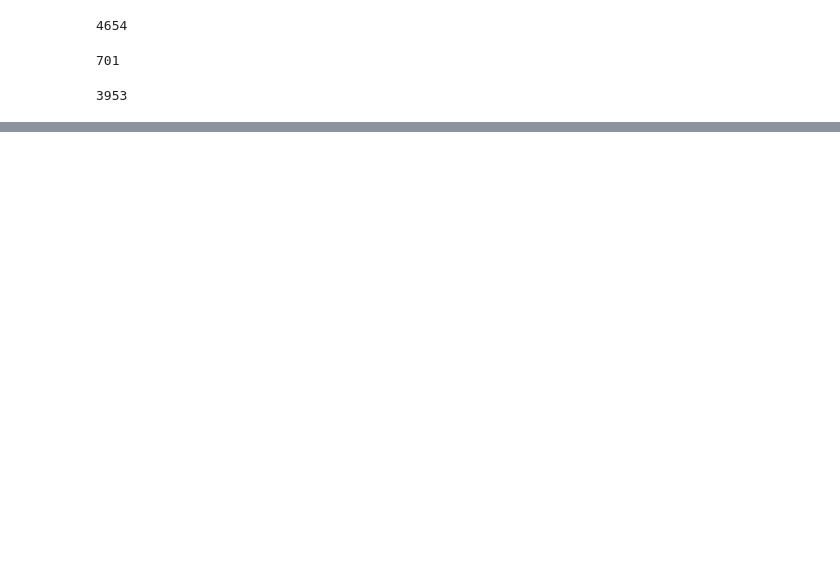
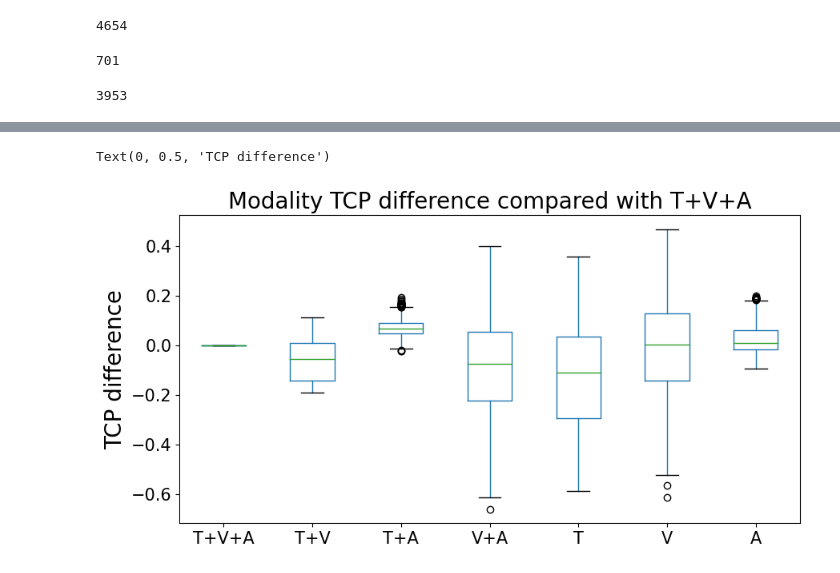
Before and after one commit to SoyeonHH/MMDA, a Jupyter notebook: analysis.ipynb, the cells around one changed output, grey strips where cells are left out. Cells and saved outputs as stored; diff of their text form; code cells hidden in the pictures; blank space fills up the shorter version.

```diff
--- a/analysis.ipynb
+++ b/analysis.ipynb
@@ -69,0 +70,16 @@ Audio noise counts:  3258
+# %%
+df_diff = pd.DataFrame()
+df_diff['T+V+A'] = results['tcp_TVA'] - results['tcp_TVA']
+df_diff['T+V'] = results['tcp_TV'] - results['tcp_TVA']
+df_diff['T+A'] = results['tcp_TA'] - results['tcp_TVA']
+df_diff['V+A'] = results['tcp_AV'] - results['tcp_TVA']
+df_diff['T'] = results['tcp_T'] - results['tcp_TVA']
+df_diff['V'] = results['tcp_V'] - results['tcp_TVA']
+df_diff['A'] = results['tcp_A'] - results['tcp_TVA']
+
+box = df_diff.boxplot(column=['T+V+A', 'T+V', 'T+A', 'V+A', 'T', 'V', 'A'], figsize=(10, 5), grid=False, fontsize=15)
+box.set_title('Modality TCP difference compared with T+V+A', fontsize=20)
+box.set_ylabel('TCP difference', fontsize=20)
+# %% [output]
+Text(0, 0.5, 'TCP difference')
+[figure, added]
```
Also changed, not shown: parts of 10 cells of this notebook, 1 other file.
